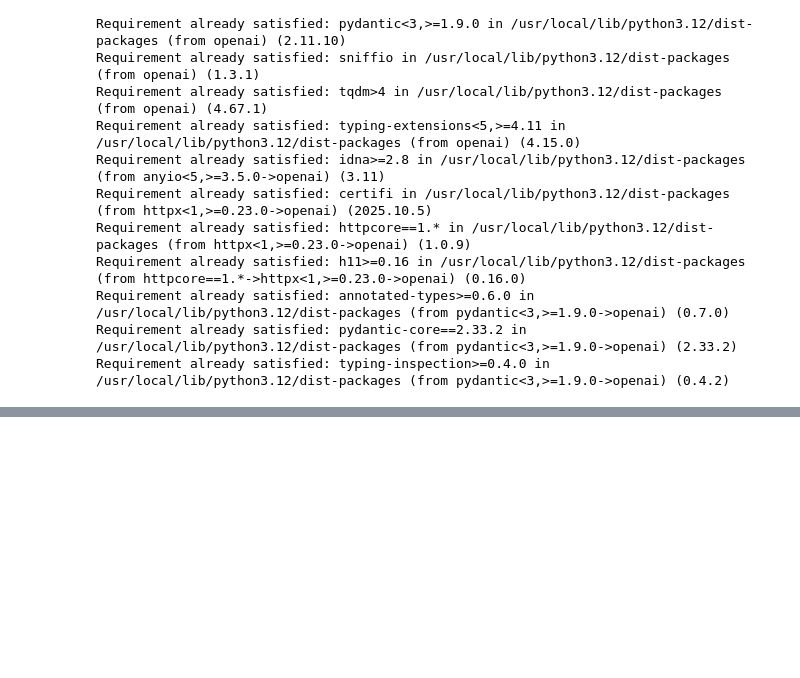
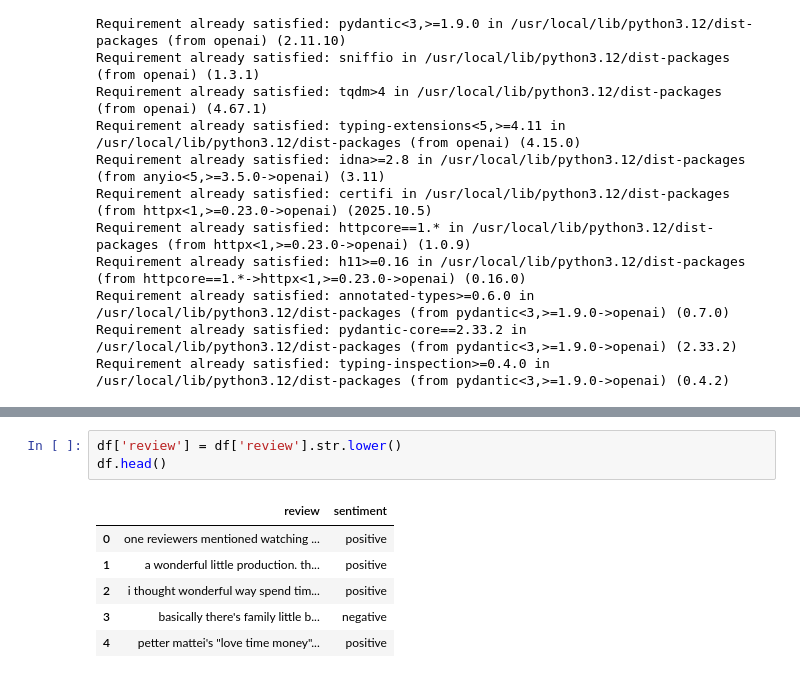
Before and after one commit to jayshah18/GEN_AI-Learning, a Jupyter notebook: GENAI____IMDB_Preprocessing.ipynb, the cells around one changed output, grey strips where cells are left out. Drawn from its saved outputs; the diff is of its cells as text; blank space fills up the shorter version.

```diff
--- a/GENAI____IMDB_Preprocessing.ipynb
+++ b/GENAI____IMDB_Preprocessing.ipynb
@@ -527,0 +636,10 @@ AuthenticationError: Error code: 401 - {'error': {'message': 'Incorrect API key
+# %%
+df['review'] = df['review'].str.lower()
+df.head()
+# %% [output]
+|  | review | sentiment |
+| 0 | one reviewers mentioned watching ... | positive |
+| 1 | a wonderful little production. th... | positive |
+| 2 | i thought wonderful way spend tim... | positive |
+| 3 | basically there's family little b... | negative |
+| 4 | petter mattei's "love time money"... | positive |
```
Also changed, not shown: parts of 50 cells of this notebook.
